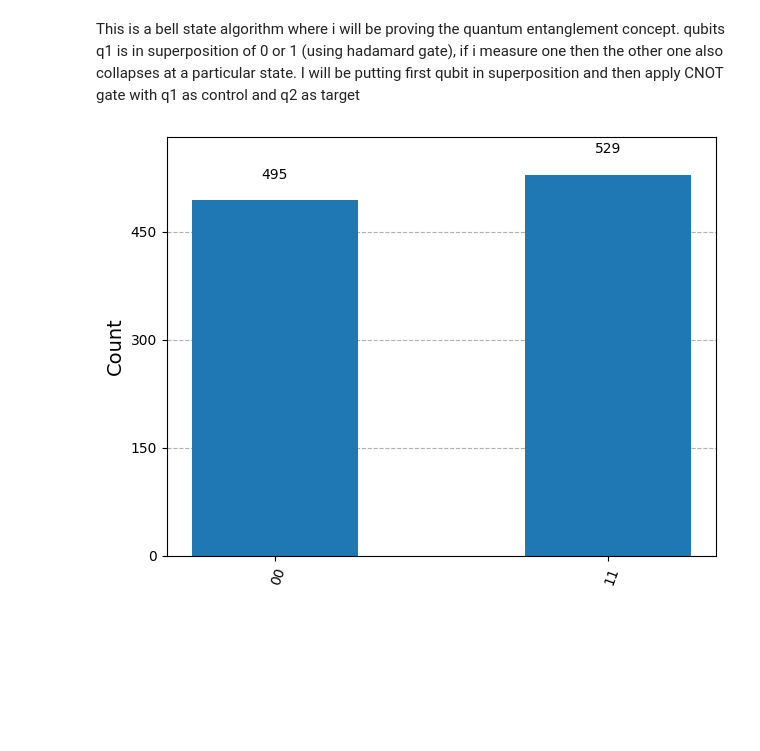
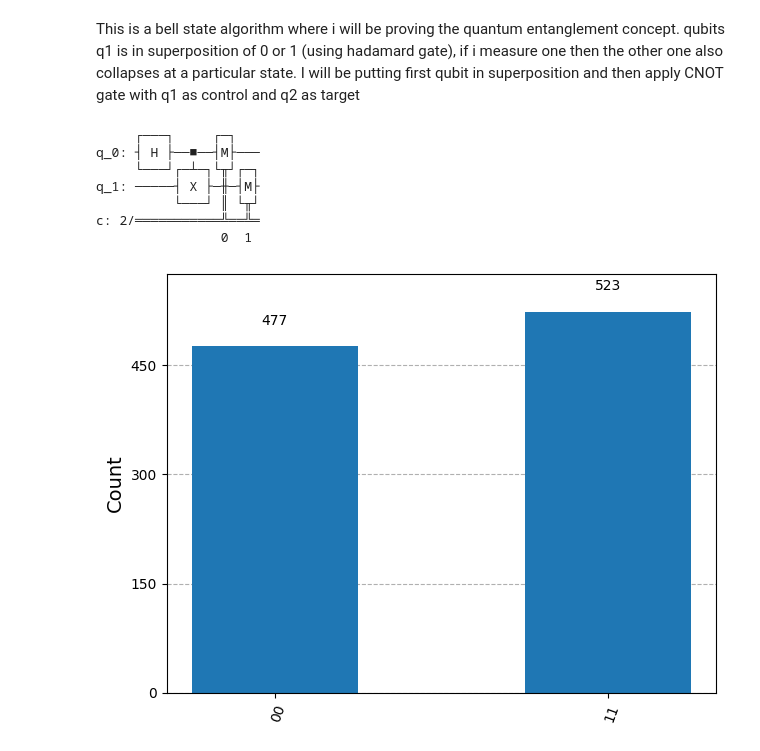
Before and after one commit to Gurj33t-Singh/Qiskit-Practice, a Jupyter notebook: Quantum_Qiskit.ipynb, the cells around one changed output. Cells and saved outputs as stored; diff of their text form; code cells hidden in the pictures; blank space fills up the shorter version.

```diff
--- a/Quantum_Qiskit.ipynb
+++ b/Quantum_Qiskit.ipynb
@@ -8,28 +8,41 @@ I will be putting first qubit in superposition and then apply CNOT gate with q1
 # %%
 from qiskit import QuantumCircuit, transpile
 from qiskit_aer import Aer
 from qiskit.visualization import plot_histogram
 
 # Step 1: Create a quantum circuit with 2 qubits
 qc = QuantumCircuit(2, 2)
 
 # Step 2: Apply Hadamard to qubit 0
 qc.h(0)
 # Step 3: Apply CNOT (control=0, target=1)
 qc.cx(0, 1)
 
 # Step 4: Measure both qubits
 qc.measure([0, 1], [0, 1])
 
+# Print the circuit diagram
+print(qc.draw())
+
 # Simulate and visualize results
 simulator = Aer.get_backend('qasm_simulator')
 
 # Transpile the circuit for the backend
 compiled_qc = transpile(qc, simulator)
 
-job = simulator.run(compiled_qc, shots=1024)
+job = simulator.run(compiled_qc, shots=1000)
+
 result = job.result()
+
 counts = result.get_counts()
+
 plot_histogram(counts)
 # %% [output]
+     ┌───┐     ┌─┐
+q_0: ┤ H ├──■──┤M├───
+     └───┘┌─┴─┐└╥┘┌─┐
+q_1: ─────┤ X ├─╫─┤M├
+          └───┘ ║ └╥┘
+c: 2/═══════════╩══╩═
+                0  1
-[figure, old version]
+[figure, new version]
```
Also changed, not shown: parts of 4 cells of this notebook.
